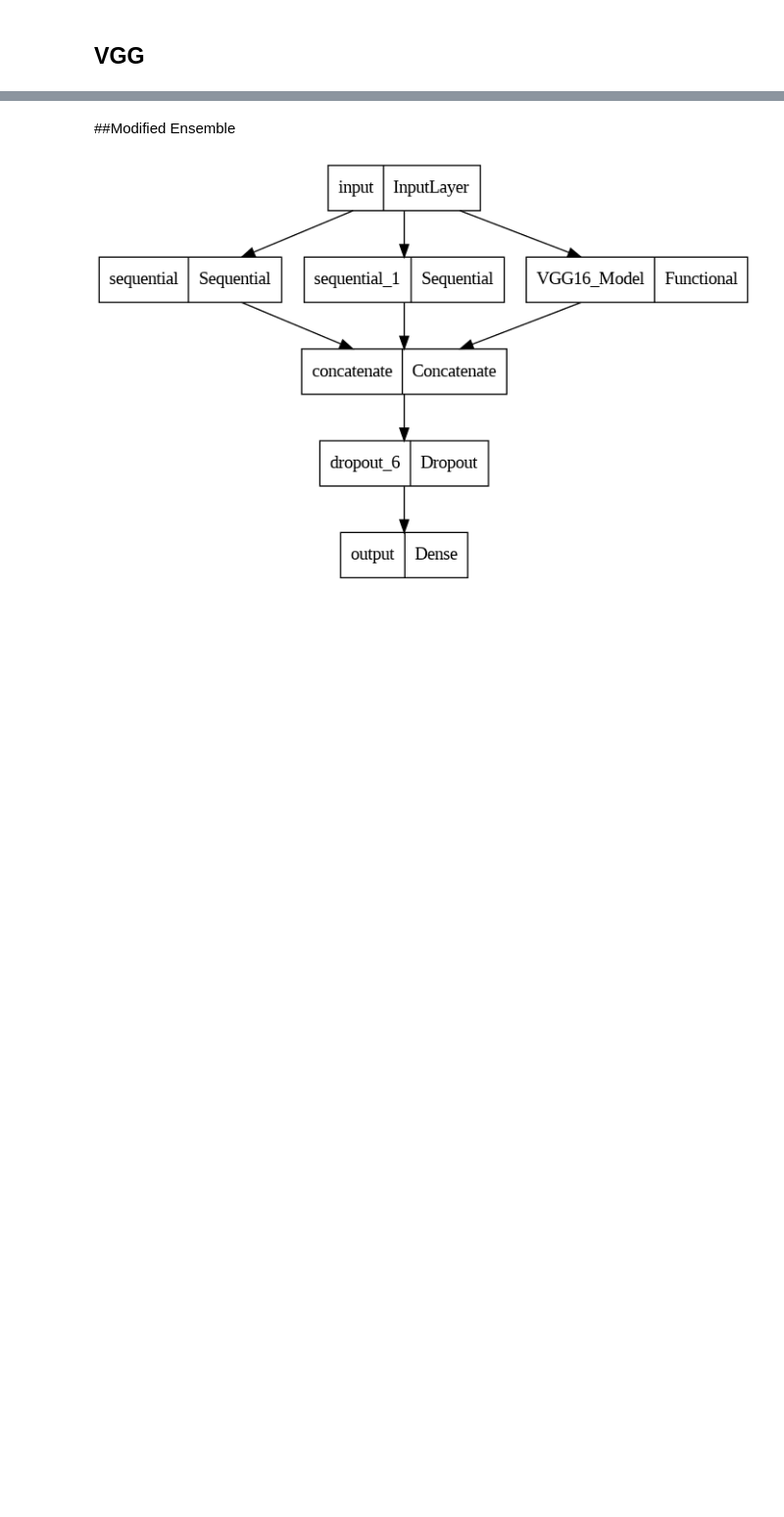
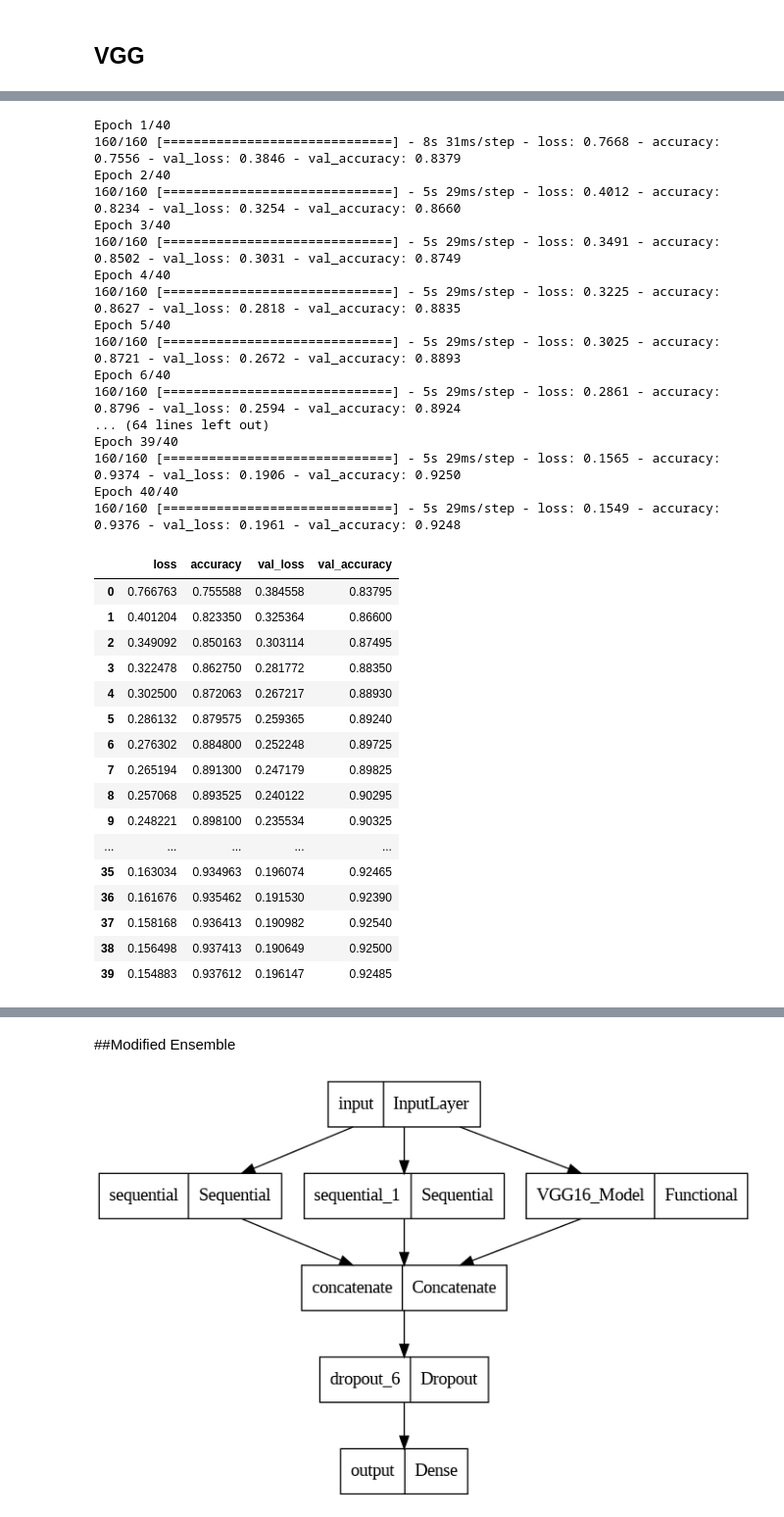
Before and after one commit to hsabraham28/mids_207_final_project, a Jupyter notebook: EnsembleCNNAlexVGG.ipynb, the cells around one changed output, grey strips where cells are left out. Shown at 98% size. Cells and saved outputs as stored; diff of their text form; code cells hidden in the pictures; blank space fills up the shorter version.

```diff
--- a/EnsembleCNNAlexVGG.ipynb
+++ b/EnsembleCNNAlexVGG.ipynb
@@ -298 +293,46 @@ vgg16_model = Model(vgg16.input, output, name='VGG16_Model')
+# %%
+vgg16_model.compile(optimizer= SGD(learning_rate=1e-3), loss= 'binary_crossentropy', metrics= ['accuracy'])
+
+
+# Train model
+history = vgg16_model.fit(trainv,
+                validation_data=valv,
+                epochs= 40, callbacks= es)
+history = pd.DataFrame(history.history)
+display(history)
+# %% [output]
+Epoch 1/40
+160/160 [==============================] - 8s 31ms/step - loss: 0.7668 - accuracy: 0.7556 - val_loss: 0.3846 - val_accuracy: 0.8379
+Epoch 2/40
+160/160 [==============================] - 5s 29ms/step - loss: 0.4012 - accuracy: 0.8234 - val_loss: 0.3254 - val_accuracy: 0.8660
+Epoch 3/40
+160/160 [==============================] - 5s 29ms/step - loss: 0.3491 - accuracy: 0.8502 - val_loss: 0.3031 - val_accuracy: 0.8749
+Epoch 4/40
+160/160 [==============================] - 5s 29ms/step - loss: 0.3225 - accuracy: 0.8627 - val_loss: 0.2818 - val_accuracy: 0.8835
+Epoch 5/40
+160/160 [==============================] - 5s 29ms/step - loss: 0.3025 - accuracy: 0.8721 - val_loss: 0.2672 - val_accuracy: 0.8893
+Epoch 6/40
+160/160 [==============================] - 5s 29ms/step - loss: 0.2861 - accuracy: 0.8796 - val_loss: 0.2594 - val_accuracy: 0.8924
+... (64 lines left out)
+Epoch 39/40
+160/160 [==============================] - 5s 29ms/step - loss: 0.1565 - accuracy: 0.9374 - val_loss: 0.1906 - val_accuracy: 0.9250
+Epoch 40/40
+160/160 [==============================] - 5s 29ms/step - loss: 0.1549 - accuracy: 0.9376 - val_loss: 0.1961 - val_accuracy: 0.9248
+|  | loss | accuracy | val_loss | val_accuracy |
+| 0 | 0.766763 | 0.755588 | 0.384558 | 0.83795 |
+| 1 | 0.401204 | 0.823350 | 0.325364 | 0.86600 |
+| 2 | 0.349092 | 0.850163 | 0.303114 | 0.87495 |
+| 3 | 0.322478 | 0.862750 | 0.281772 | 0.88350 |
+| 4 | 0.302500 | 0.872063 | 0.267217 | 0.88930 |
+| 5 | 0.286132 | 0.879575 | 0.259365 | 0.89240 |
+| 6 | 0.276302 | 0.884800 | 0.252248 | 0.89725 |
+| 7 | 0.265194 | 0.891300 | 0.247179 | 0.89825 |
+| 8 | 0.257068 | 0.893525 | 0.240122 | 0.90295 |
+| 9 | 0.248221 | 0.898100 | 0.235534 | 0.90325 |
+| ... | ... | ... | ... | ... |
+| 35 | 0.163034 | 0.934963 | 0.196074 | 0.92465 |
+| 36 | 0.161676 | 0.935462 | 0.191530 | 0.92390 |
+| 37 | 0.158168 | 0.936413 | 0.190982 | 0.92540 |
+| 38 | 0.156498 | 0.937413 | 0.190649 | 0.92500 |
+| 39 | 0.154883 | 0.937612 | 0.196147 | 0.92485 |
 # %%
```
Also changed, not shown: parts of 11 cells of this notebook.
